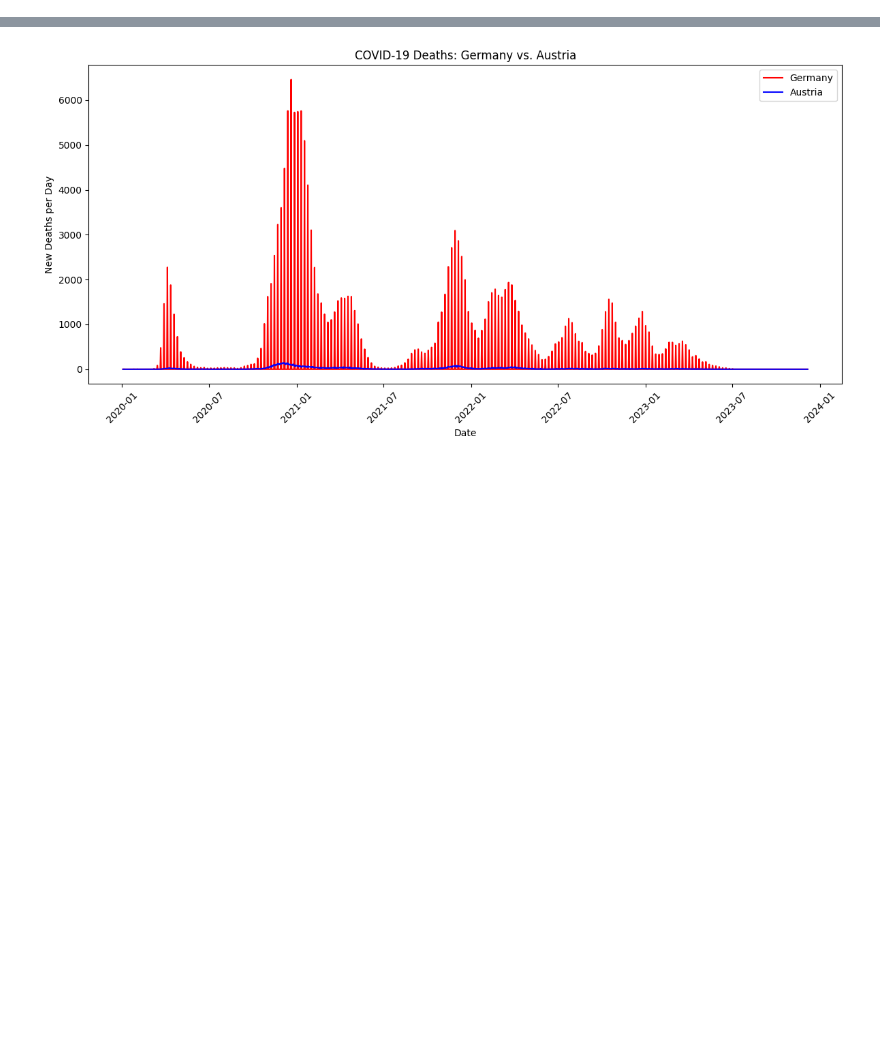
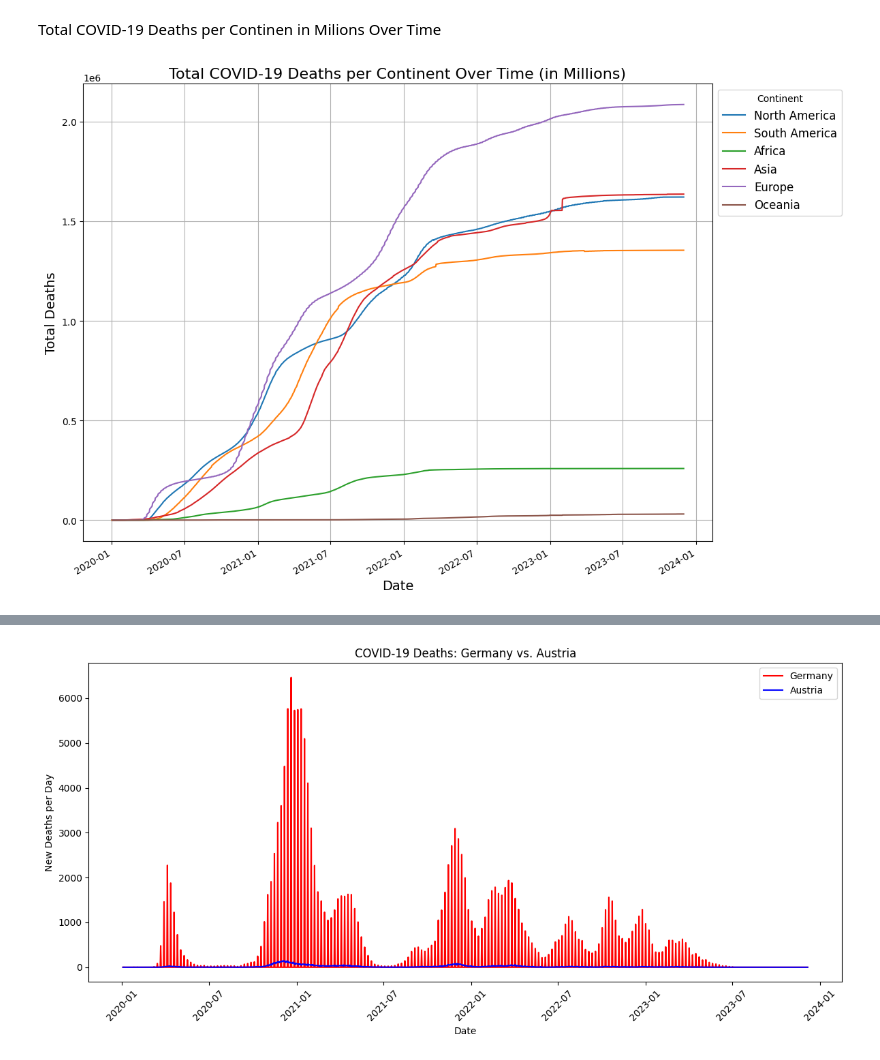
Before and after one commit to TGaub/TP3_1_Data_analysis_Influence_of_COVID, a Jupyter notebook: TP3_1_Data_analysis_Influence_of_COVID.ipynb, the cells around one changed output, grey strips where cells are left out. Drawn from its saved outputs; the diff is of its cells as text; code cells hidden in the pictures; blank space fills up the shorter version.

```diff
--- a/TP3_1_Data_analysis_Influence_of_COVID.ipynb
+++ b/TP3_1_Data_analysis_Influence_of_COVID.ipynb
@@ -33,0 +183,33 @@ Length: 67, dtype: object
+# %% [markdown]
+Total COVID-19 Deaths per Continen in Milions Over Time
+# %%
+# Ensure the data types for total_deaths are numeric
+covid_data_df['total_deaths'] = pd.to_numeric(covid_data_df['total_deaths'], errors='coerce')
+
+# Filter data up to December 2023
+covid_data_df_filtered = covid_data_df[covid_data_df['date'] <= pd.to_datetime('2023-12-01')]
+
+# Sum total deaths for each continent on each date
+total_deaths_per_continent_date = covid_data_df_filtered.groupby(['date', 'continent'])['total_deaths'].sum().reset_index()
+
+# Create a line plot for total deaths over time by continent
+plt.figure(figsize=(12, 8))
+sns.lineplot(x='date', y='total_deaths', hue='continent', data=total_deaths_per_continent_date, palette='tab10')
+
+# Adding labels, title, and grid
+plt.xlabel('Date', fontsize=14)
+plt.ylabel('Total Deaths', fontsize=14)
+plt.title('Total COVID-19 Deaths per Continent Over Time (in Millions)', fontsize=16)
+plt.grid(True)  # Add gridlines
+
+# Optimize the legend
+plt.legend(title='Continent', loc='upper left', bbox_to_anchor=(1, 1), fontsize=12)
+
+# Improve readability of the date ticks
+plt.gcf().autofmt_xdate()  # Auto-format the dates to improve readability
+
+# Show the plot
+plt.tight_layout()  # Adjust layout for a neat presentation
+plt.show()
+# %% [output]
+[figure, added]
```
Also changed, not shown: parts of 31 cells of this notebook.
